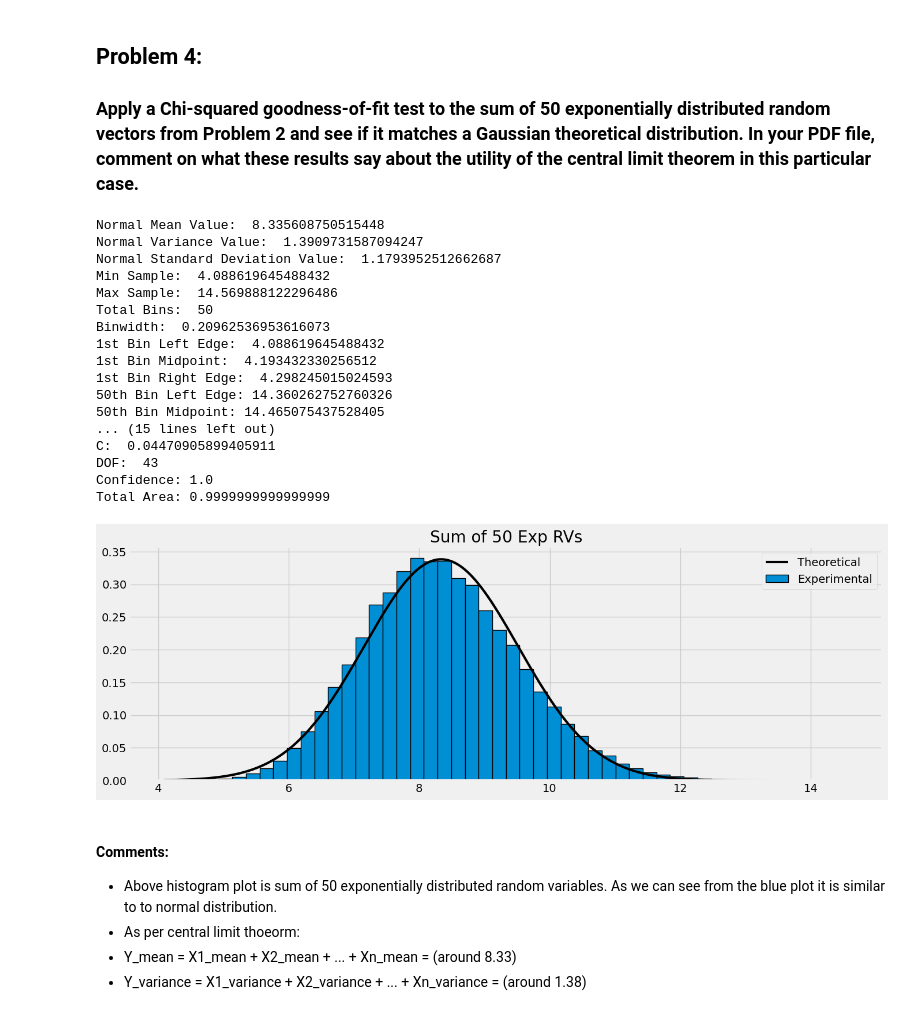
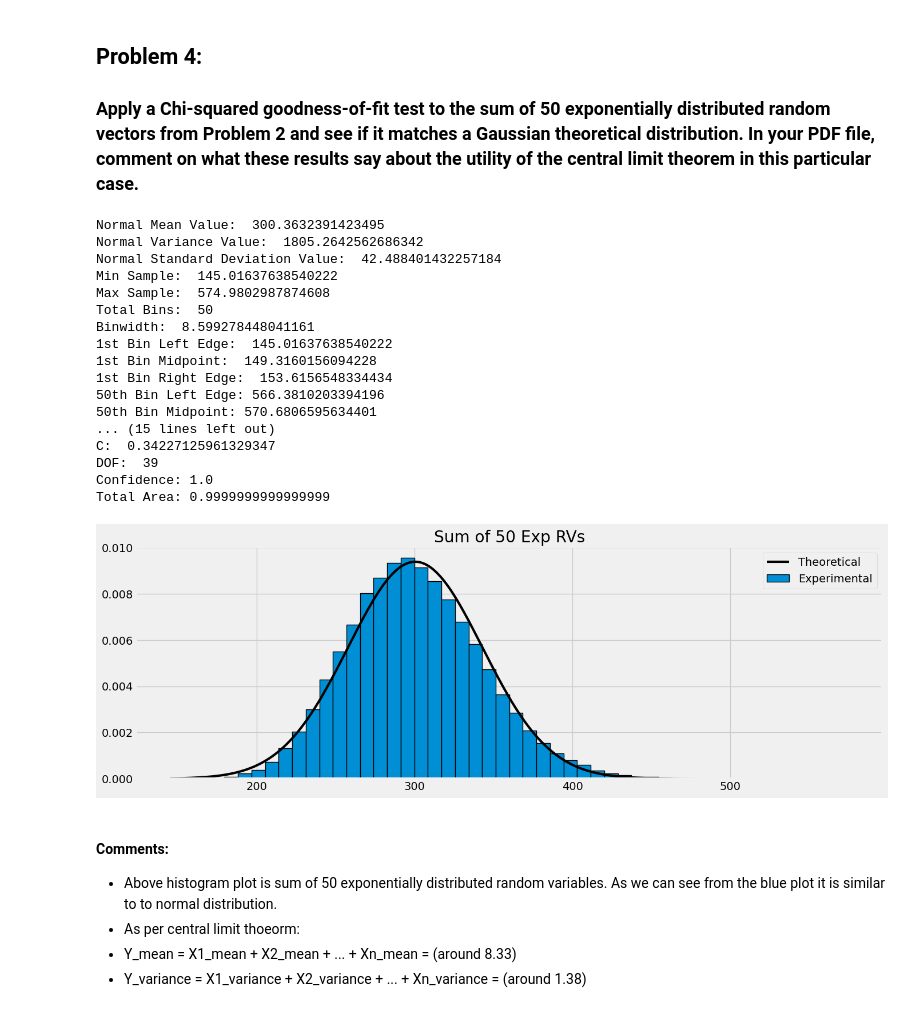
Before and after one commit to vyasdeep668/Project, a Jupyter notebook: Project.ipynb, the cells around one changed output. Cells and saved outputs as stored; diff of their text form; code cells hidden in the pictures.

Commit message:
Mean corrected for exponentioal distribution

```diff
--- a/Project.ipynb
+++ b/Project.ipynb
@@ -89,17 +90,17 @@ total_bins = 50
 # Sum of 2 exponentially distributed random variables
 samples_arr_2 = 0
 for counter in range(2):
-    samples_arr_2 = samples_arr_2 + np.random.exponential(scale=1/mean, size=samples_count)
+    samples_arr_2 = samples_arr_2 + np.random.exponential(scale=mean, size=samples_count)
 
 # Sum of 6 exponentially distributed random variables
 samples_arr_6 = 0
 for counter in range(6):
-    samples_arr_6 = samples_arr_6 + np.random.exponential(scale=1/mean, size=samples_count)
+    samples_arr_6 = samples_arr_6 + np.random.exponential(scale=mean, size=samples_count)
 
 # Sum of 50 exponentially distributed random variables
 samples_arr_50 = 0
 for counter in range(50):
-    samples_arr_50 = samples_arr_50 + np.random.exponential(scale=1/mean, size=samples_count)
+    samples_arr_50 = samples_arr_50 + np.random.exponential(scale=mean, size=samples_count)
 
 fig, axs = plt.subplots(3, 1, figsize=(15, 15))
 
@@ -273,7 +274,7 @@ mean = 8        # Lamda
 samples_count = 100000
 total_bins = 50
 
-samples_arr = np.random.exponential(scale=1/mean, size=samples_count)
+samples_arr = np.random.exponential(scale=mean, size=samples_count)
 print("Samples: ", samples_arr)
 print("Total Samples: ", len(samples_arr))
 
@@ -317,7 +318,7 @@ total_bins_merged = len(bins_mid_merged)
 
 # Integrate from left edge to right edge of all bins
 ek_merged = [None]*(total_bins_merged)
-f = lambda x: exp_f(x, mean)
+f = lambda x: exp_f(x, 1/mean)
 index = 0
 while index < total_bins_merged:
     hk_merged[index] = hk_merged[index]*(bins_left_merged[index+1] - bins_left_merged[index])
@@ -350,7 +351,7 @@ print("\033[92m\033[1mConfidence: {p_value} \033[0m".format(p_value=p_value))
 plt.title("Histogram vs Theoretical PDF")
 
 x = np.linspace(np.min(samples_arr), np.max(samples_arr), samples_count)
-axs.plot(x, exp_f(x, 8), color='black', linewidth=3, label="Theoretical")
+axs.plot(x, exp_f(x, 1/mean), color='black', linewidth=3, label="Theoretical")
 axs.legend()
 
 plt.style.use('fivethirtyeight')
@@ -398,7 +399,7 @@ normal_std_dev = 0
 # Y_variance = X1_variance + X2_variance + ... + Xn_variance
 samples_arr_50 = 0
 for counter in range(50):
-    samples_arr = np.random.exponential(scale=1/mean, size=samples_count)
+    samples_arr = np.random.exponential(scale=mean, size=samples_count)
     normal_mean = normal_mean + np.mean(samples_arr)
     normal_variance = normal_variance + np.var(samples_arr)
     samples_arr_50 = samples_arr_50 + samples_arr
@@ -459,55 +460,55 @@ while index < total_bins_merged:
     ek_merged[index] = quad(f, bins_left_merged[index], bins_left_merged[index+1])[0]
     index = index + 1
 #print("Value", quad(f, bins_left_merged[0], bins_left_merged[22])[0])
-#print("ek_merged", ek_merged)
-#print("hk_merged", hk_merged)
+# print("ek_merged", ek_merged)
+# print("hk_merged", hk_merged)
 
 
 print("---------After Bin Merge----------------------------")
 print("Total Bins After Merge: ", len(bins_mid_merged))
 print("1st Expected Value: ", ek_merged[0])
 print("1st Experimental Value: ", hk_merged[0])
 print("{total_bins}th Expected Value: {value}".format(total_bins=total_bins_merged, value=ek_merged[total_bins_merged-1]))
 print("{total_bins}th Experimental Value: {value}".format(total_bins=total_bins_merged, value=hk_merged[total_bins_merged-1]))
 
 
 C = np.sum(((hk_merged - ek_merged)**2)/ek_merged)
 DOF = len(hk_merged) - 2
 print("C: ", C)
 print("DOF: ", DOF)
 
 #Get Confidance Value
 p_value = 1 - scipy.stats.chi2.cdf(C, DOF)
 print("\033[92m\033[1mConfidence: {p_value} \033[0m".format(p_value=p_value))
 
 
 
 area = sum(np.diff(bins)*values)
 print("Total Area:", area)
 axs.set_title("Sum of 50 Exp RVs")
 axs.legend()
 
 plt.style.use('fivethirtyeight')
 plt.show()
 # %% [output]
-Normal Mean Value:  8.335608750515448
-Normal Variance Value:  1.3909731587094247
-Normal Standard Deviation Value:  1.1793952512662687
-Min Sample:  4.088619645488432
-Max Sample:  14.569888122296486
+Normal Mean Value:  300.3632391423495
+Normal Variance Value:  1805.2642562686342
+Normal Standard Deviation Value:  42.488401432257184
+Min Sample:  145.01637638540222
+Max Sample:  574.9802987874608
 Total Bins:  50
-Binwidth:  0.20962536953616073
-1st Bin Left Edge:  4.088619645488432
-1st Bin Midpoint:  4.193432330256512
-1st Bin Right Edge:  4.298245015024593
-50th Bin Left Edge: 14.360262752760326
-50th Bin Midpoint: 14.465075437528405
+Binwidth:  8.599278448041161
+1st Bin Left Edge:  145.01637638540222
+1st Bin Midpoint:  149.3160156094228
+1st Bin Right Edge:  153.6156548334434
+50th Bin Left Edge: 566.3810203394196
+50th Bin Midpoint: 570.6806595634401
 ... (15 lines left out)
-C:  0.04470905899405911
-DOF:  43
+C:  0.34227125961329347
+DOF:  39
 Confidence: 1.0
 Total Area: 0.9999999999999999
-[figure, old version]
+[figure, new version]
 # %% [markdown]
 #### Comments:
 - Above histogram plot is sum of 50 exponentially distributed random variables. As we can see from the blue plot it is similar to to normal distribution.
```
Also changed, not shown: parts of 12 cells of this notebook.
